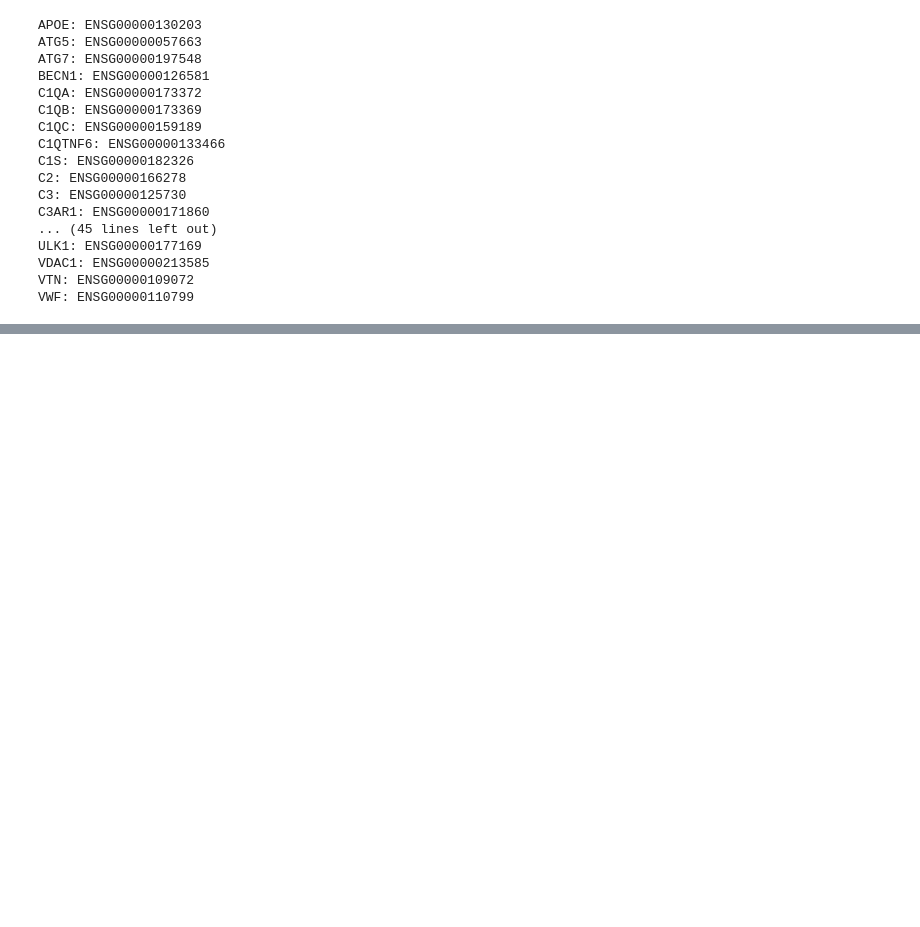
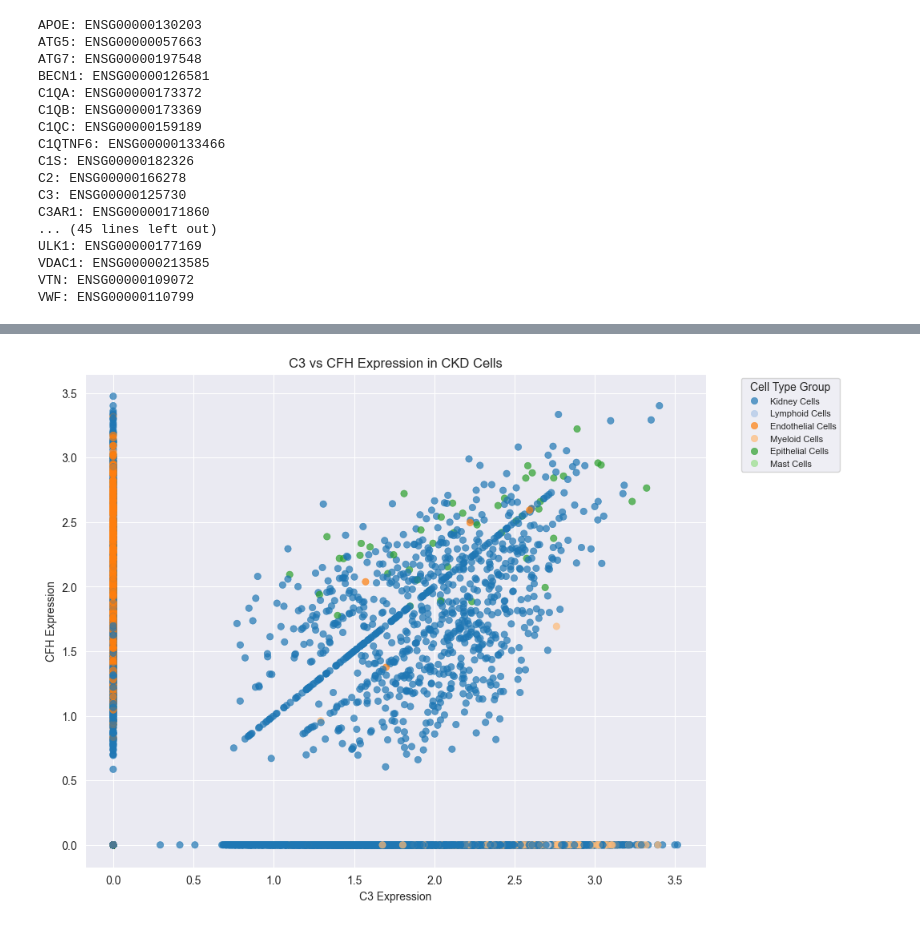
Before and after one commit to aumchampaneri/Biochemistry-BS, a Jupyter notebook: Complement in Disease/testing code.ipynb, the cells around one changed output, grey strips where cells are left out. Saved outputs shown, nothing was run; the diff lists cells and outputs as text; code cells hidden in the pictures; blank space fills up the shorter version.

```diff
--- a/Complement in Disease/testing code.ipynb
+++ b/Complement in Disease/testing code.ipynb
@@ -186,0 +272,4 @@ plt.show()
+# %%
+scatter_gene_expression(adata, 'CKD', 'C3', 'CFH', gene_dict, color_by='cell_type_group')
+# %% [output]
+[figure, added]
```
Also changed, not shown: parts of 1 cell of this notebook, 2 other files.
